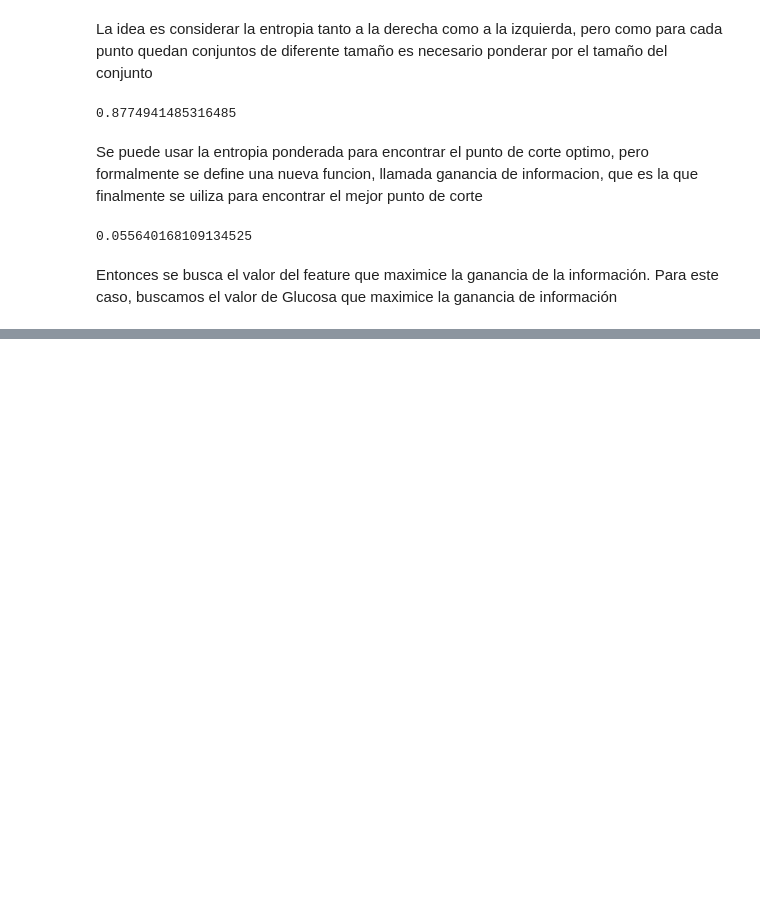
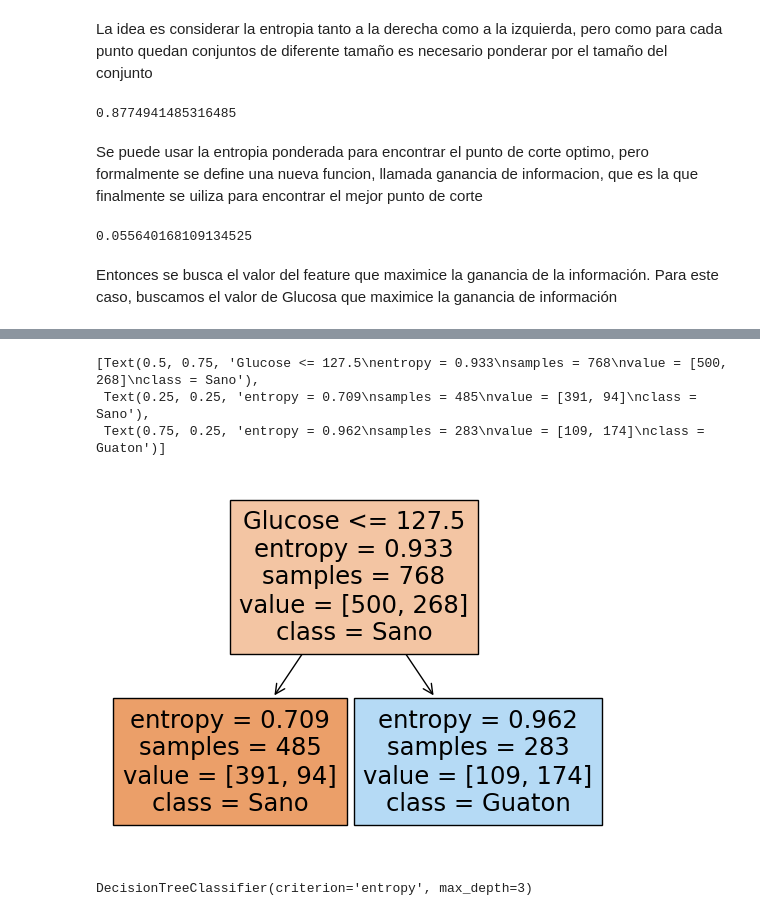
Before and after one commit to notGabo/mineriadedatos, a Jupyter notebook: s3_arbolesDecision.ipynb, the cells around one changed output, grey strips where cells are left out. Cells and saved outputs as stored; diff of their text form; code cells hidden in the pictures; blank space fills up the shorter version.

```diff
--- a/s3_arbolesDecision.ipynb
+++ b/s3_arbolesDecision.ipynb
@@ -129,0 +137,29 @@ corte_optimo_bmi
+# %%
+# y se procede a grafica el arbol
+from sklearn.tree import plot_tree
+plot_tree(
+    modelo_1_pregunta,
+    feature_names = ['Glucose','BMI'],
+    class_names = ['Sano','Guaton'],
+    filled = True
+)
+# %% [output]
+[Text(0.5, 0.75, 'Glucose <= 127.5\nentropy = 0.933\nsamples = 768\nvalue = [500, 268]\nclass = Sano'),
+ Text(0.25, 0.25, 'entropy = 0.709\nsamples = 485\nvalue = [391, 94]\nclass = Sano'),
+ Text(0.75, 0.25, 'entropy = 0.962\nsamples = 283\nvalue = [109, 174]\nclass = Guaton')]
+[figure, added]
+# %%
+# Se armara un arbol normal de 3 niveles de preguntas considerando todas las features, no solo la glucosa y el bmi,
+# dejando un 20% reservado para probar el modelo.
+# El codigo se  parecera mucho al de semanas anteriores porque es el mismo tipo de problemas,
+# si embargo el modelo es el mismo
+from sklearn.model_selection import train_test_split
+
+X = df.drop(columns='Outcome')
+y = df['Outcome']
+
+X_train, X_test, y_train, y_test = train_test_split(X, y, test_size=0.2, random_state=42)
+modelo = DecisionTreeClassifier(max_depth=3,criterion='entropy')
+modelo.fit(X_train, y_train)
+# %% [output]
+DecisionTreeClassifier(criterion='entropy', max_depth=3)
```
Also changed, not shown: parts of 8 cells of this notebook.
